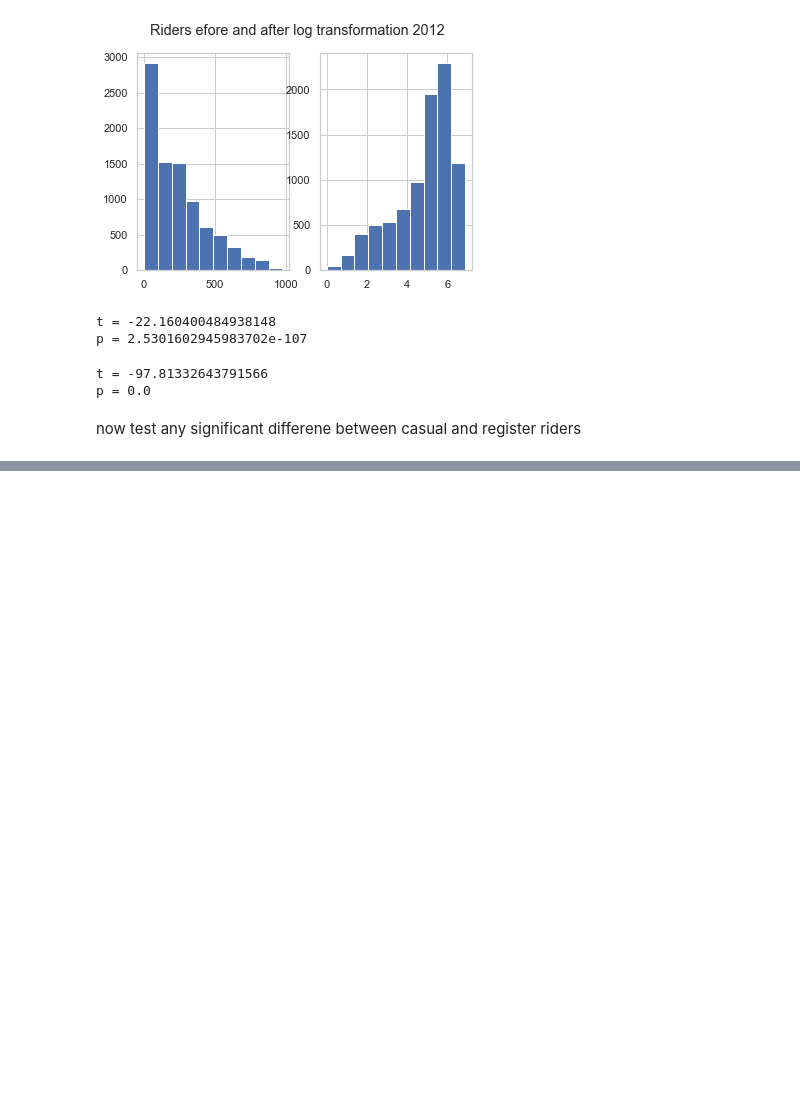
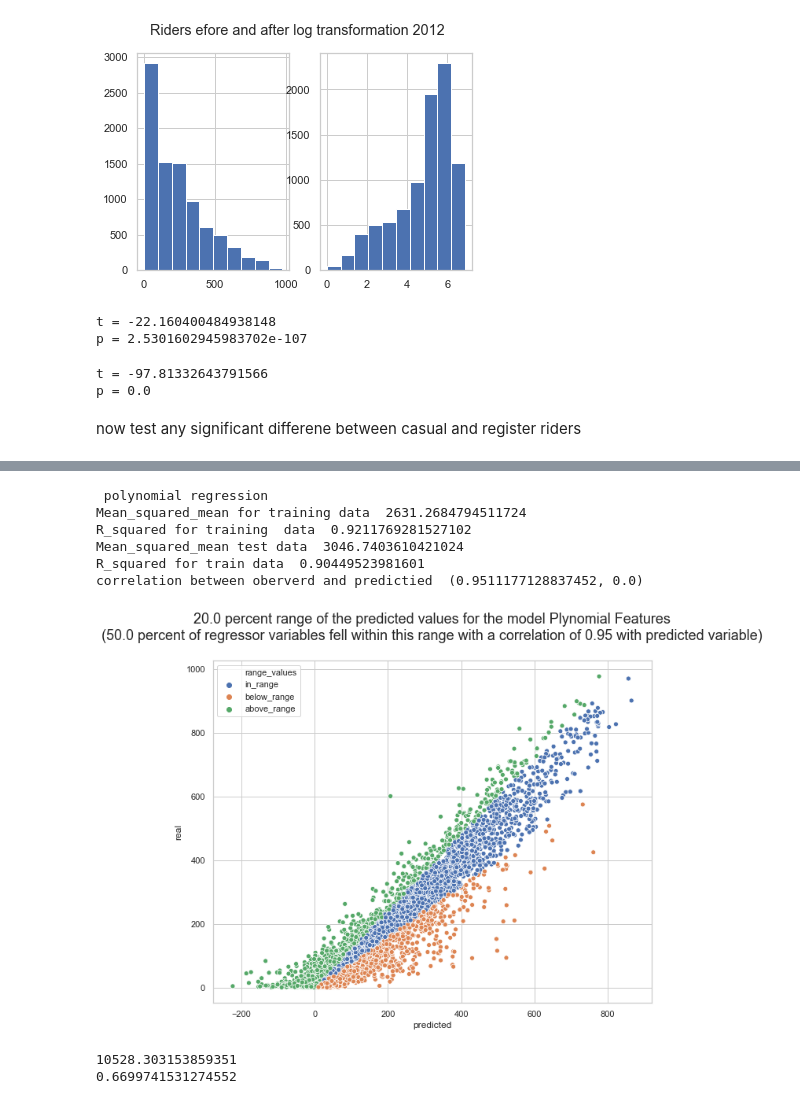
Before and after one commit to mushtaqnow/Capstone-Project-2, a Jupyter notebook: Capstone_2.ipynb, the cells around one changed output, grey strips where cells are left out. Saved outputs shown, nothing was run; the diff lists cells and outputs as text; code cells hidden in the pictures; blank space fills up the shorter version.

```diff
--- a/Capstone_2.ipynb
+++ b/Capstone_2.ipynb
@@ -536,0 +866,52 @@ now test any significant differene between casual and register riders
+# %%
+from sklearn.preprocessing import PolynomialFeatures
+
+from sklearn.linear_model import LinearRegression
+from sklearn import linear_model
+polynomial_features= PolynomialFeatures(degree=2)
+X_train_poly = polynomial_features.fit_transform(X_train)
+
+model = LinearRegression()
+model.fit(X_train_poly, y_train)
+
+# now convert X_test to polynomial=2
+X_test_poly=PolynomialFeatures(degree=2).fit_transform(X_test)
+
+y_poly_pred_train=model.predict(X_train_poly)
+y_poly_pred_test = model.predict(X_test_poly)
+
+rmse_train = mean_squared_error(y_train,y_poly_pred_train)
+r2_train = r2_score(y_train,y_poly_pred_train)
+
+rmse_test = mean_squared_error(y_test,y_poly_pred_test)
+r2_test = r2_score(y_test,y_poly_pred_test)
+r=pearsonr(y_test,y_poly_pred_test)
+
+print(' polynomial regression ')
+print('Mean_squared_mean for training data ', rmse_train)
+print("R_squared for training  data ", r2_train)
+
+print('Mean_squared_mean test data ', rmse_test)
+print("R_squared for train data ", r2_test)
+print ("correlation between oberverd and predictied " ,r)
+# %% [output]
+ polynomial regression
+Mean_squared_mean for training data  2631.2684794511724
+R_squared for training  data  0.9211769281527102
+Mean_squared_mean test data  3046.7403610421024
+R_squared for train data  0.90449523981601
+correlation between oberverd and predictied  (0.9511177128837452, 0.0)
+# %%
+watch_visually(y_test,y_poly_pred_test,20.0,"Plynomial Features")
+# %% [output]
+[figure, added]
+# %%
+from sklearn.linear_model import Ridge
+#rr = Ridge(alpha=0.01)
+rr = Ridge(alpha=10)
+rr.fit(X_train,y_train)
+print(mean_squared_error(y_test,rr.predict(X_test)))
+print(r2_score(y_test,rr.predict(X_test)))
+# %% [output]
+10528.303153859351
+0.6699741531274552
```
Also changed, not shown: parts of 114 cells of this notebook.
